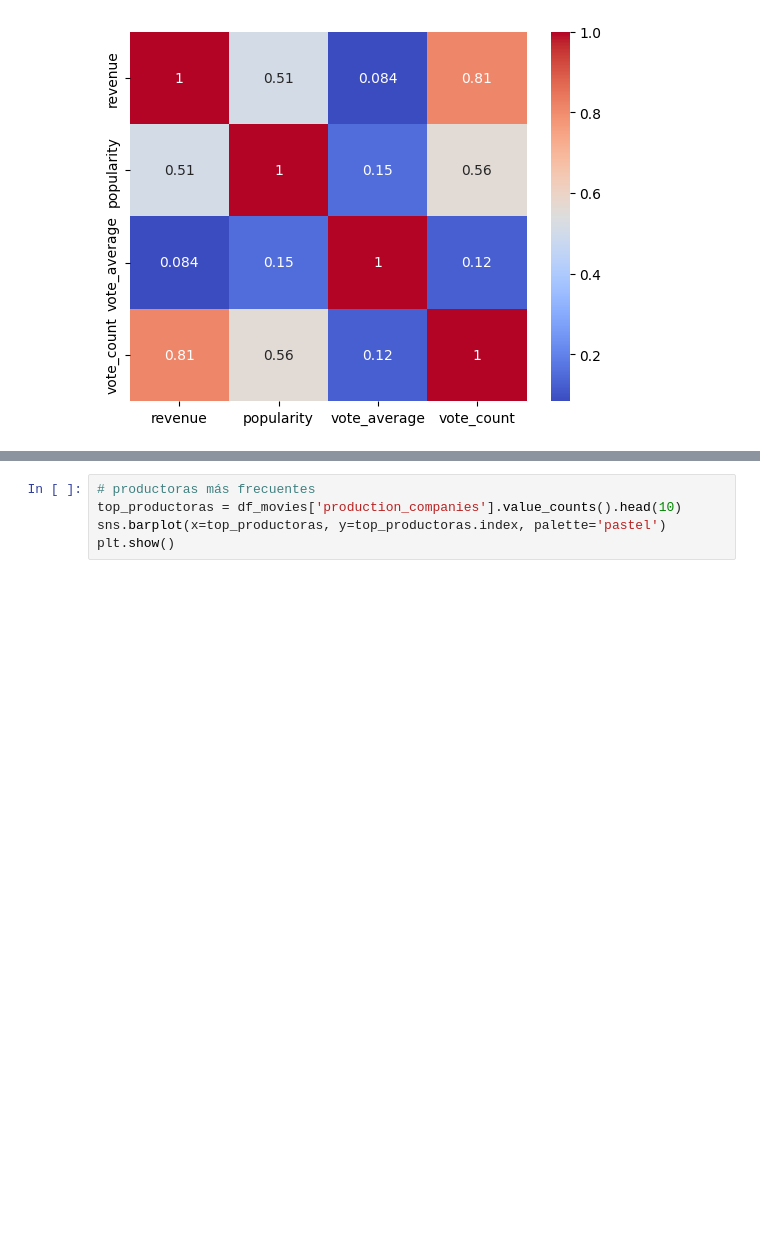
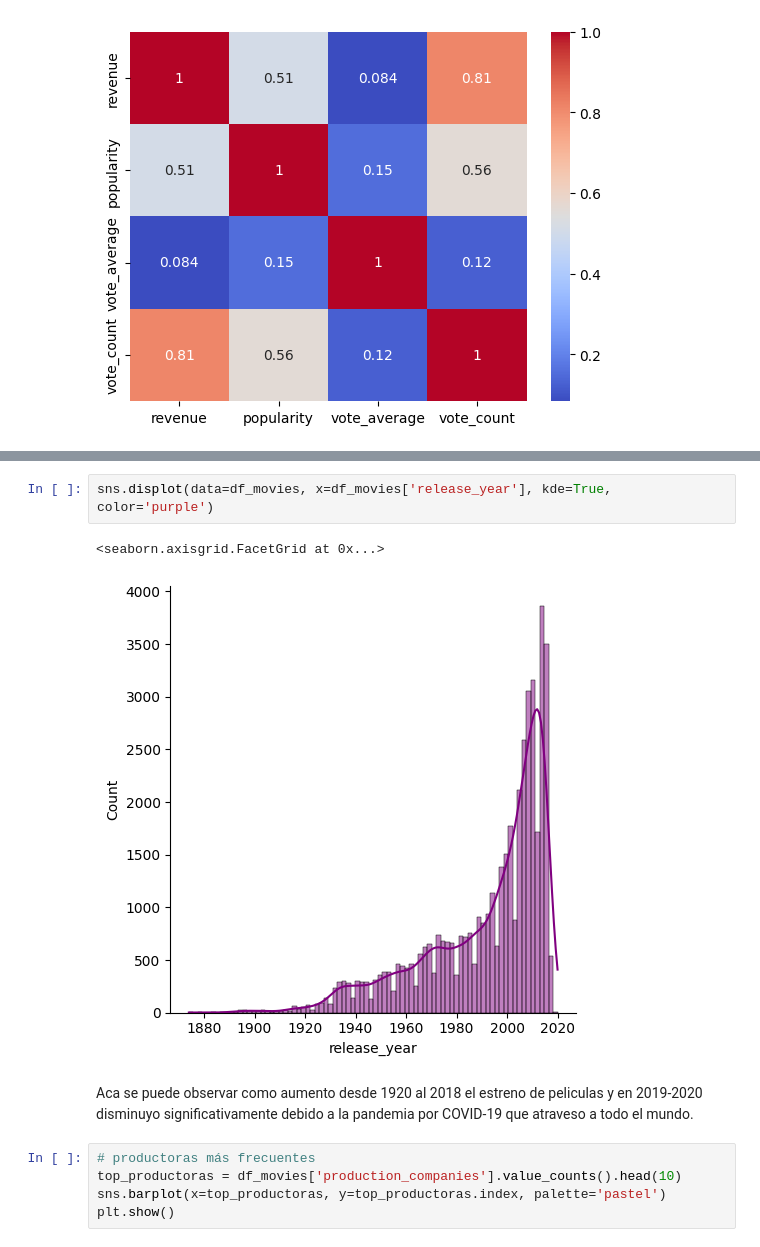
Before and after one commit to Clarisantillan/PI_ML_OPS_sistema_de_recomedacion, a Jupyter notebook: eda.ipynb, the cells around one changed output, grey strips where cells are left out. Cells and saved outputs as stored; diff of their text form; blank space fills up the shorter version.

```diff
--- a/eda_ml.ipynb
+++ b/eda.ipynb
@@ -156,3 +161,10 @@ plt.show()
+# %%
+sns.displot(data=df_movies, x=df_movies['release_year'], kde=True, color='purple')
+# %% [output]
+<seaborn.axisgrid.FacetGrid at 0x...>
+[figure, added]
+# %% [markdown]
+Aca se puede observar como aumento desde 1920 al 2018 el estreno de peliculas y en 2019-2020 disminuyo significativamente debido a la pandemia por COVID-19 que atraveso a todo el mundo.
 # %%
 # productoras más frecuentes
 top_productoras = df_movies['production_companies'].value_counts().head(10)
```
Also changed, not shown: parts of 9 cells of this notebook, 6 other files.
